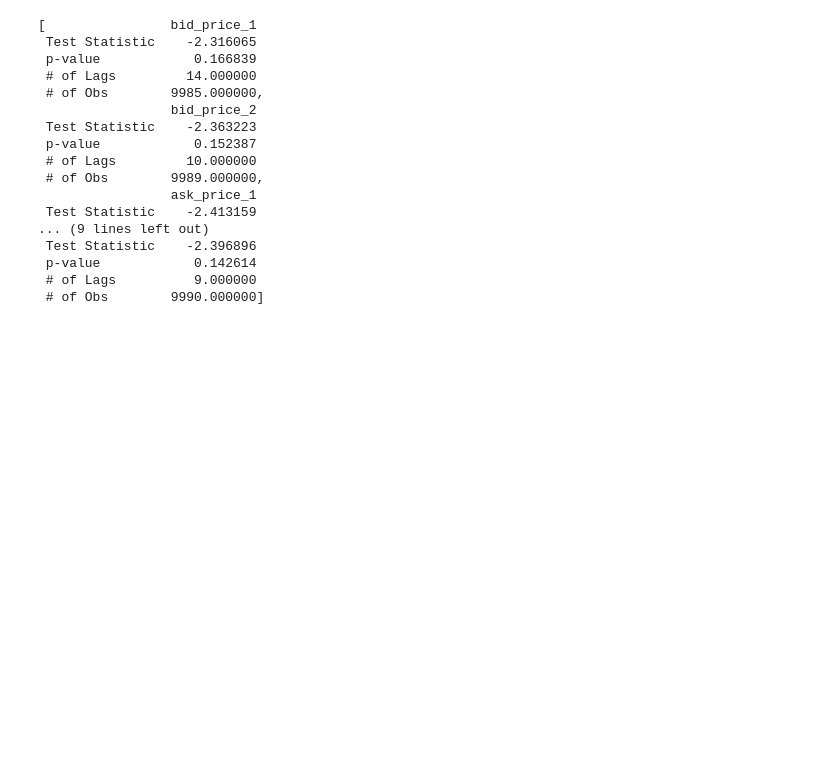
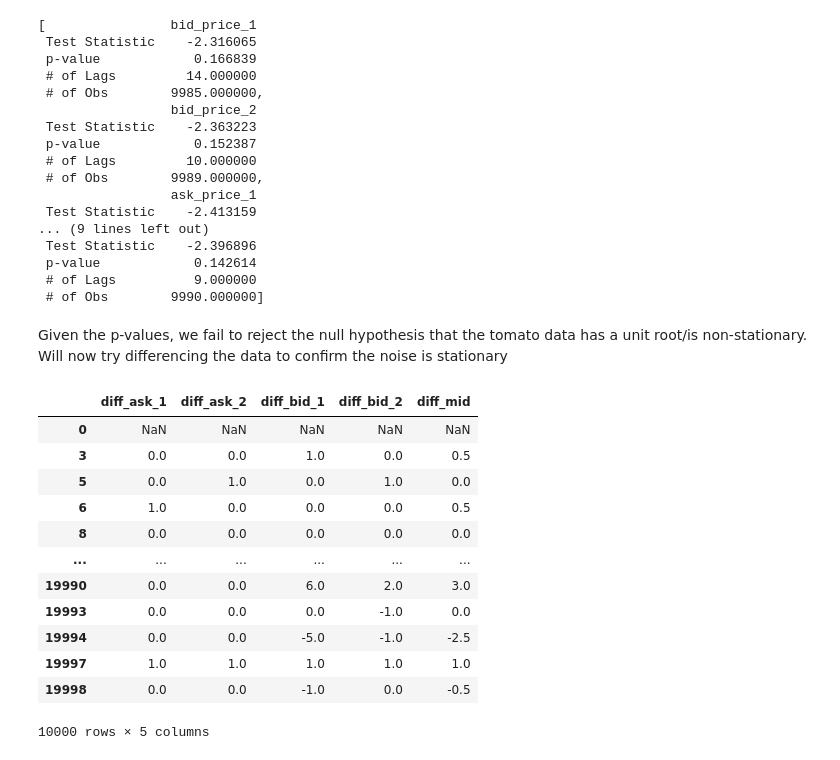
Before and after one commit to squilliam34/imc-prosperity-4, a Jupyter notebook: experimenting/tutorial.ipynb, the cells around one changed output. Cells and saved outputs as stored; diff of their text form; code cells hidden in the pictures; blank space fills up the shorter version.

```diff
--- a/experimenting/tutorial.ipynb
+++ b/experimenting/tutorial.ipynb
@@ -157,3 +157,27 @@ display(temp)
  p-value            0.142614
  # of Lags          9.000000
  # of Obs        9990.000000]
+# %% [markdown]
+Given the p-values, we fail to reject the null hypothesis that the tomato data has a unit root/is non-stationary. Will now try differencing the data to confirm the noise is stationary
+# %%
+diff_tomatoes_01 = pd.DataFrame()
+diff_tomatoes_01['diff_ask_1'] = tomatoes_01['ask_price_1'] - tomatoes_01['ask_price_1'].shift(1)
+diff_tomatoes_01['diff_ask_2'] = tomatoes_01['ask_price_2'] - tomatoes_01['ask_price_2'].shift(1)
+diff_tomatoes_01['diff_bid_1'] = tomatoes_01['bid_price_1'] - tomatoes_01['bid_price_1'].shift(1)
+diff_tomatoes_01['diff_bid_2'] = tomatoes_01['bid_price_2'] - tomatoes_01['bid_price_2'].shift(1)
+diff_tomatoes_01['diff_mid'] = tomatoes_01['mid_price'] - tomatoes_01['mid_price'].shift(1)
+diff_tomatoes_01
+# %% [output]
+|  | diff_ask_1 | diff_ask_2 | diff_bid_1 | diff_bid_2 | diff_mid |
+| 0 | NaN | NaN | NaN | NaN | NaN |
+| 3 | 0.0 | 0.0 | 1.0 | 0.0 | 0.5 |
+| 5 | 0.0 | 1.0 | 0.0 | 1.0 | 0.0 |
+| 6 | 1.0 | 0.0 | 0.0 | 0.0 | 0.5 |
+| 8 | 0.0 | 0.0 | 0.0 | 0.0 | 0.0 |
+| ... | ... | ... | ... | ... | ... |
+| 19990 | 0.0 | 0.0 | 6.0 | 2.0 | 3.0 |
+| 19993 | 0.0 | 0.0 | 0.0 | -1.0 | 0.0 |
+| 19994 | 0.0 | 0.0 | -5.0 | -1.0 | -2.5 |
+| 19997 | 1.0 | 1.0 | 1.0 | 1.0 | 1.0 |
+| 19998 | 0.0 | 0.0 | -1.0 | 0.0 | -0.5 |
+10000 rows × 5 columns
```
Also changed, not shown: parts of 4 cells of this notebook.
